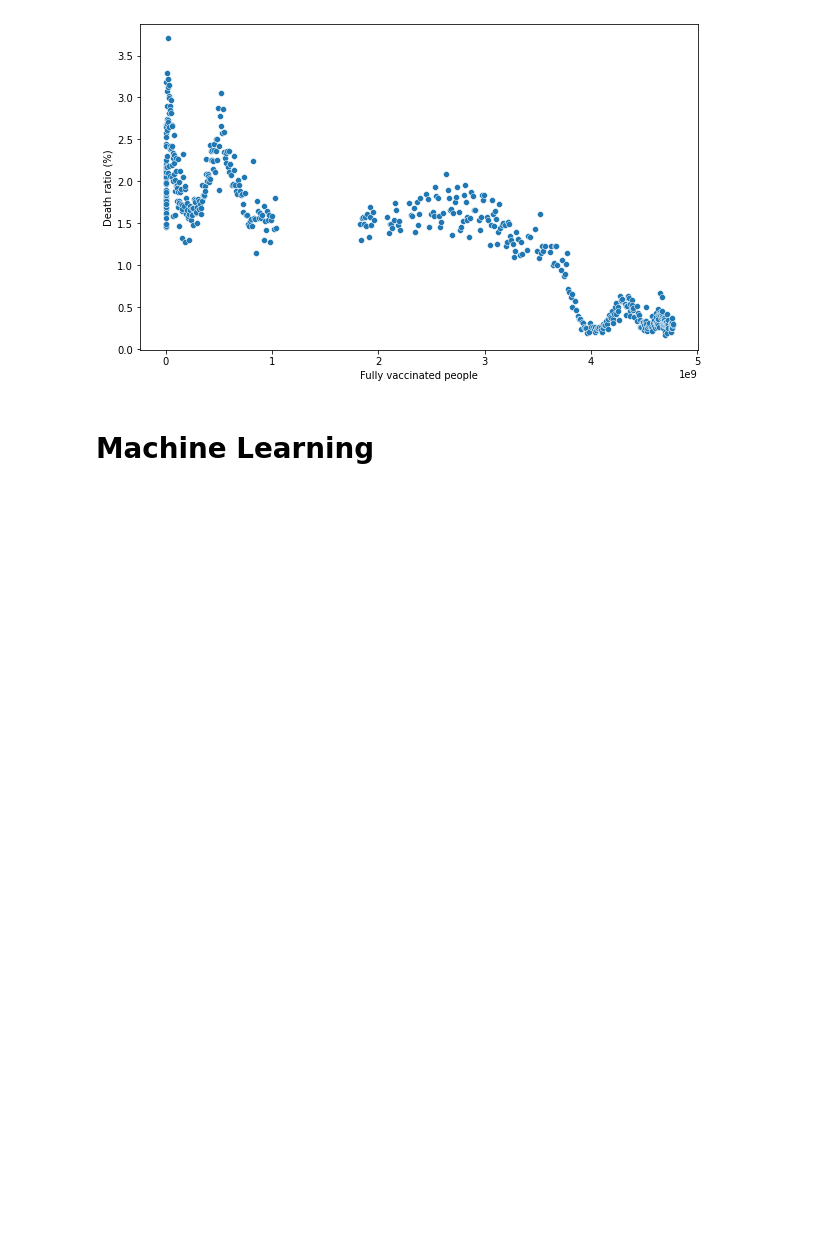
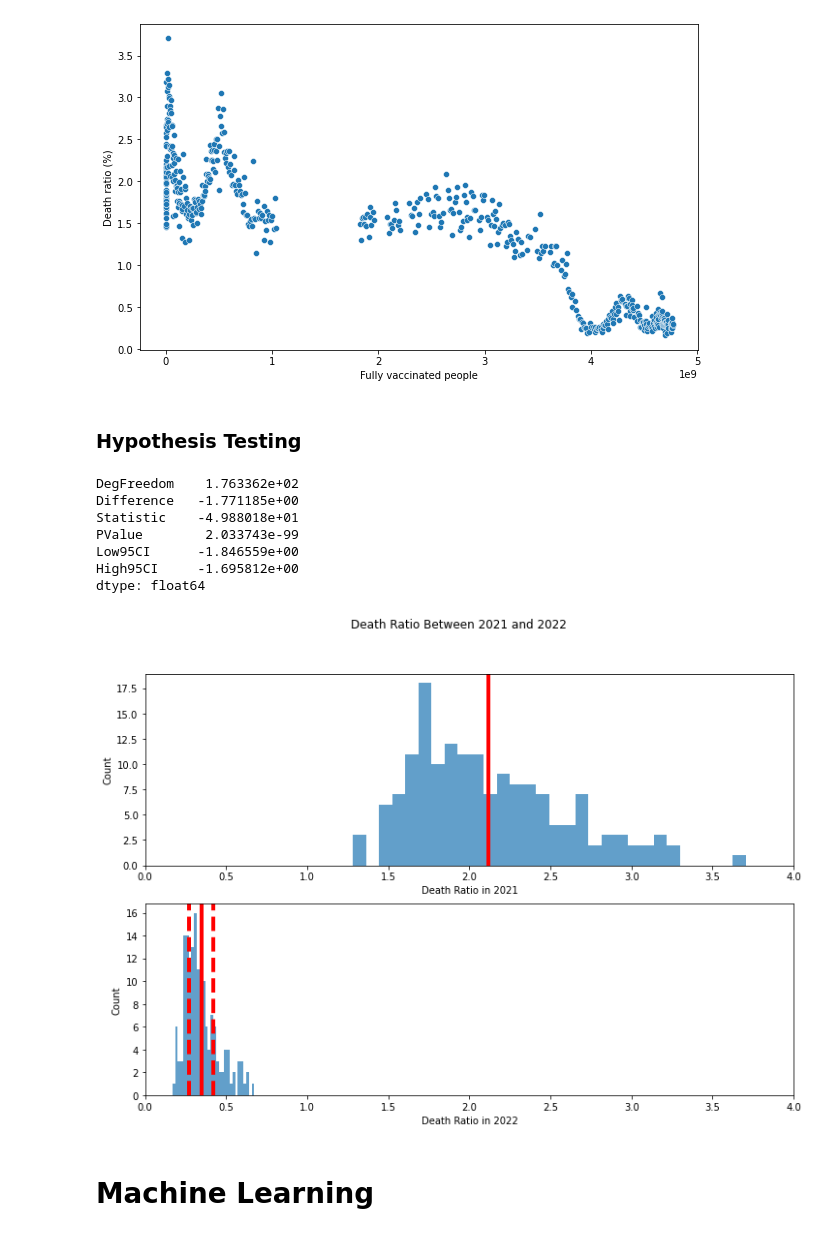
Before and after one commit to tariqshaban/covid-19-vaccination, a Jupyter notebook: COVID 19 Vaccination.ipynb, the cells around one changed output. Saved outputs shown, nothing was run; the diff lists cells and outputs as text; code cells hidden in the pictures; blank space fills up the shorter version.

Commit message:
Added hypothesis testing section

```diff
--- a/COVID 19 Vaccination.ipynb
+++ b/COVID 19 Vaccination.ipynb
@@ -470,3 +472,19 @@ plt.ylabel('Death ratio (%)')
 plt.show()
 # %% [output]
 [figure]
+# %% [markdown]
+### Hypothesis Testing
+# %%
+def __perform_test(df, col1, col2, alpha=0.05):
+  n, _, diff, var, _, _ = stats.describe(df[col1] - df[col2])
+
+  temp1 = df[col1].to_numpy()
+  temp2 = df[col2].to_numpy()
+  res = stats.ttest_rel(temp1, temp2)
+
+  means = ws.CompareMeans(ws.DescrStatsW(temp1), ws.DescrStatsW(temp2))
+  confint = means.tconfint_diff(alpha=alpha, alternative='two-sided', usevar='unequal')
+  degfree = means.dof_satt()
+
+  index = ['DegFreedom', 'Difference', 'Statistic', 'PValue', 'Low95CI', 'High95CI']
+  return pd.Series([degfree, diff, res[0], res[1], confint[0], confint[1]], index=index)
@@ -473,3 +526,27 @@ plt.show()
+# %%
+df_death_ratio_2021 = df_cases_with_vaccination[df_cases_with_vaccination['date'].dt.year==2021]['death_ratio'].tolist()
+df_death_ratio_2022 = df_cases_with_vaccination[df_cases_with_vaccination['date'].dt.year==2022]['death_ratio'].tolist()
+
+df_death_ratio_2021 = df_death_ratio_2021[:min(len(df_death_ratio_2021), len(df_death_ratio_2022))]
+df_death_ratio_2022 = df_death_ratio_2022[:min(len(df_death_ratio_2021), len(df_death_ratio_2022))]
+df1 = pd.DataFrame({
+    'Death Ratio in 2022': df_death_ratio_2022,
+    'Death Ratio in 2021': df_death_ratio_2021
+})
+
+results = visualize_test(df1, 'Death Ratio in 2022', 'Death Ratio in 2021', title='Death Ratio Between 2021 and 2022')
+
+print(results)
+plt.show()
+# %% [output]
+DegFreedom    1.763362e+02
+Difference   -1.771185e+00
+Statistic    -4.988018e+01
+PValue        2.033743e-99
+Low95CI      -1.846559e+00
+High95CI     -1.695812e+00
+dtype: float64
+[figure, added]
 # %% [markdown]
 # Machine Learning
 # %% [markdown]
```
Also changed, not shown: parts of 10 cells of this notebook.
